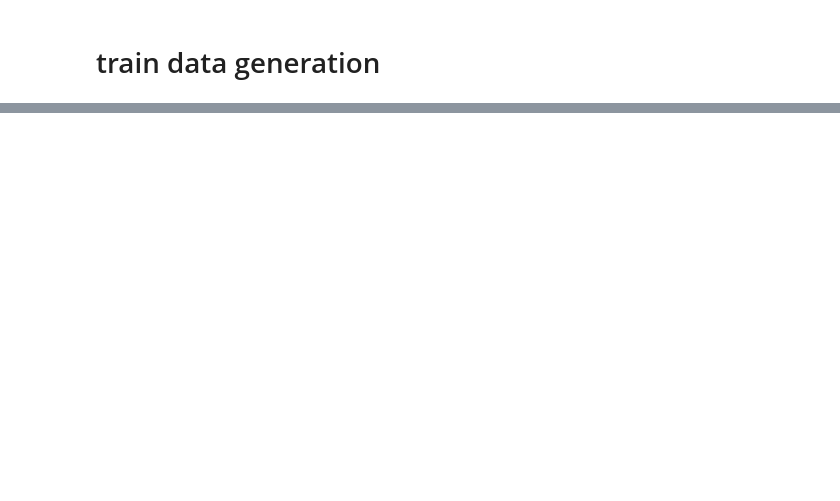
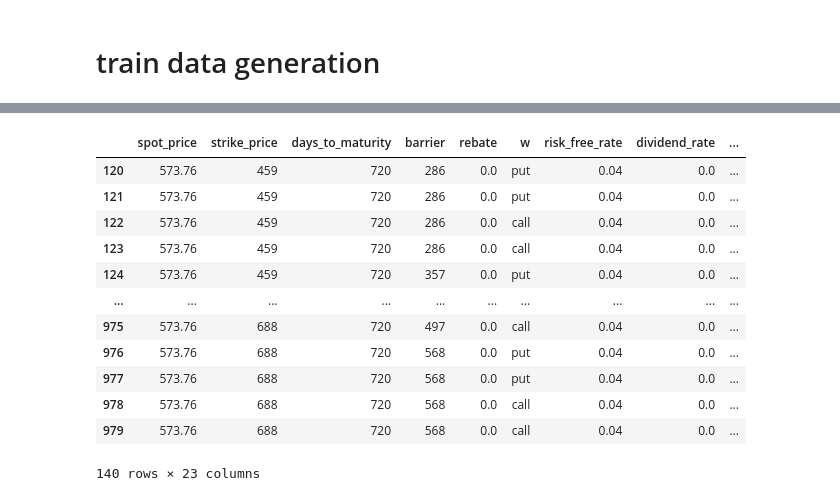
Before and after one commit to boomelage/machine-learning-option-pricing, a Jupyter notebook: historical_data/historical_av_collection/historical_av_demonstration.ipynb, the cells around one changed output, grey strips where cells are left out. Drawn from its saved outputs; the diff is of its cells as text; code cells hidden in the pictures; blank space fills up the shorter version.

```diff
--- a/historical_data/historical_av_collection/historical_av_demonstration.ipynb
+++ b/historical_data/historical_av_collection/historical_av_demonstration.ipynb
@@ -349,0 +419,11 @@ features
+# %%
+arrs = bt.get_train_test_arrays(train_data,test_data)
+# %%
+arrs
+train_X = arrs['train_X']
+train_y = arrs['train_y']
+test_X = arrs['test_X']
+test_y = arrs['train_y']
+preprocessor = bt.preprocess()
+# %%
+dnnBarriers, runtime, specs = bt.run_dnn(preprocessor, train_X, train_y)
@@ -349,0 +459,2 @@ features
+# %%
+insample, outsample, errors = bt.test_prediction_accuracy(dnnBarriers, test_data, train_data)
@@ -349,0 +469,16 @@ features
+# %%
+outsample
+# %% [output]
+|  | spot_price | strike_price | days_to_maturity | barrier | rebate | w | risk_free_rate | dividend_rate | ... |
+| 120 | 573.76 | 459 | 720 | 286 | 0.0 | put | 0.04 | 0.0 | ... |
+| 121 | 573.76 | 459 | 720 | 286 | 0.0 | put | 0.04 | 0.0 | ... |
+| 122 | 573.76 | 459 | 720 | 286 | 0.0 | call | 0.04 | 0.0 | ... |
+| 123 | 573.76 | 459 | 720 | 286 | 0.0 | call | 0.04 | 0.0 | ... |
+| 124 | 573.76 | 459 | 720 | 357 | 0.0 | put | 0.04 | 0.0 | ... |
+| ... | ... | ... | ... | ... | ... | ... | ... | ... | ... |
+| 975 | 573.76 | 688 | 720 | 497 | 0.0 | call | 0.04 | 0.0 | ... |
+| 976 | 573.76 | 688 | 720 | 568 | 0.0 | put | 0.04 | 0.0 | ... |
+| 977 | 573.76 | 688 | 720 | 568 | 0.0 | put | 0.04 | 0.0 | ... |
+| 978 | 573.76 | 688 | 720 | 568 | 0.0 | call | 0.04 | 0.0 | ... |
+| 979 | 573.76 | 688 | 720 | 568 | 0.0 | call | 0.04 | 0.0 | ... |
+140 rows × 23 columns
```
Also changed, not shown: parts of 17 cells of this notebook, 13 other files.
